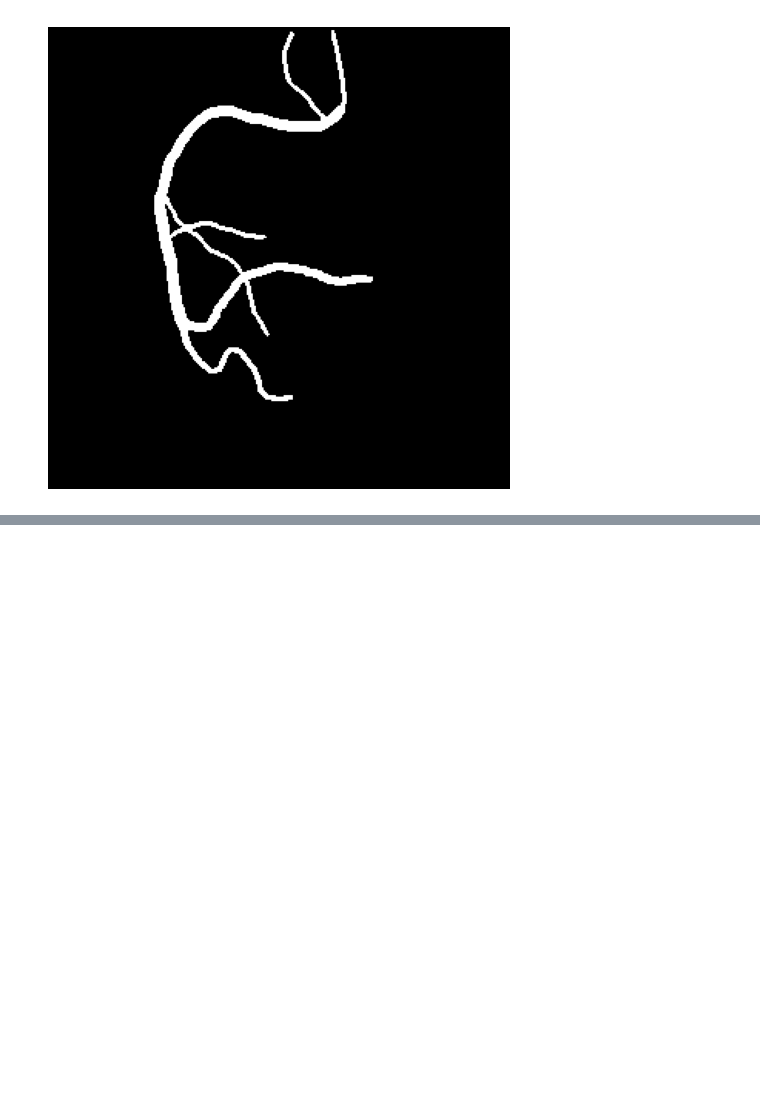
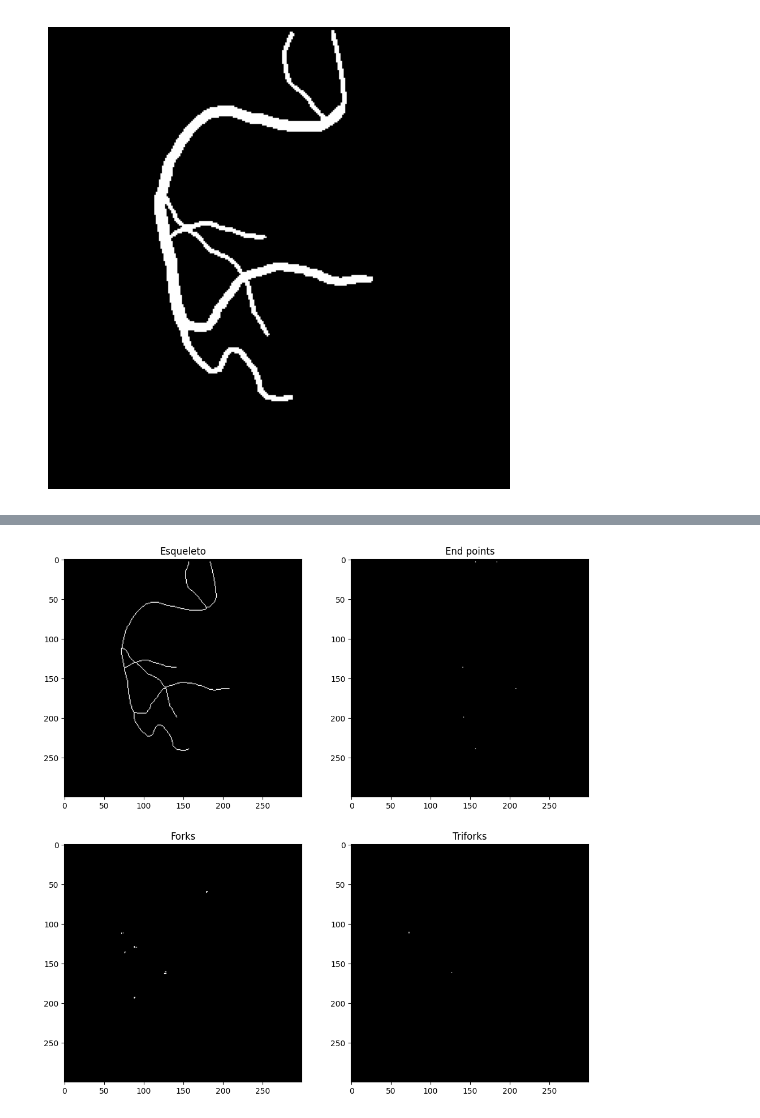
Before and after one commit to bl33h/medMorphoBin, a Jupyter notebook: src/SecondProblem.ipynb, the cells around one changed output, grey strips where cells are left out. Drawn from its saved outputs; the diff is of its cells as text; code cells hidden in the pictures; blank space fills up the shorter version.

```diff
--- a/src/SecondProblem.ipynb
+++ b/src/SecondProblem.ipynb
@@ -25,0 +52,42 @@ plt.show()
+# %%
+# Define the skeleton image (replace this with your actual skeleton image)
+# skeleton = ...
+
+# Define a kernel to count the number of neighbors
+neighbor_kernel = np.array([[1, 1, 1],
+                            [1, 10, 1],
+                            [1, 1, 1]])
+
+# Convolve the skeleton with the neighbor kernel
+neighbor_count = convolve(skeleton.astype(np.uint8), neighbor_kernel, mode='constant', cval=0)
+
+# Endpoints are pixels with exactly one neighbor (neighbor count == 11)
+end_points = (neighbor_count == 11).astype(np.uint8)
+
+# Forks are pixels with three or more neighbors (neighbor count >= 13)
+fork_points = (neighbor_count == 13).astype(np.uint8)
+
+# Triforks are pixels with exactly three neighbors (neighbor count == 13)
+trifork_points = (neighbor_count >= 14).astype(np.uint8)
+
+# Plot the results
+plt.figure(figsize=(12, 12))
+plt.subplot(2, 2, 1)
+plt.title("Esqueleto")
+plt.imshow(skeleton, cmap='gray')
+
+plt.subplot(2, 2, 2)
+plt.title("End points")
+plt.imshow(end_points, cmap='gray', vmin=0, vmax=1)  # Ensure binary visualization
+
+plt.subplot(2, 2, 3)
+plt.title("Forks")
+plt.imshow(fork_points, cmap='gray', vmin=0, vmax=1)  # Ensure binary visualization
+
+plt.subplot(2, 2, 4)
+plt.title("Triforks")
+plt.imshow(trifork_points, cmap='gray', vmin=0, vmax=1)  # Ensure binary visualization
+
+plt.show()
+# %% [output]
+[figure, added]
```
Also changed, not shown: parts of 6 cells of this notebook, 3 other files.
